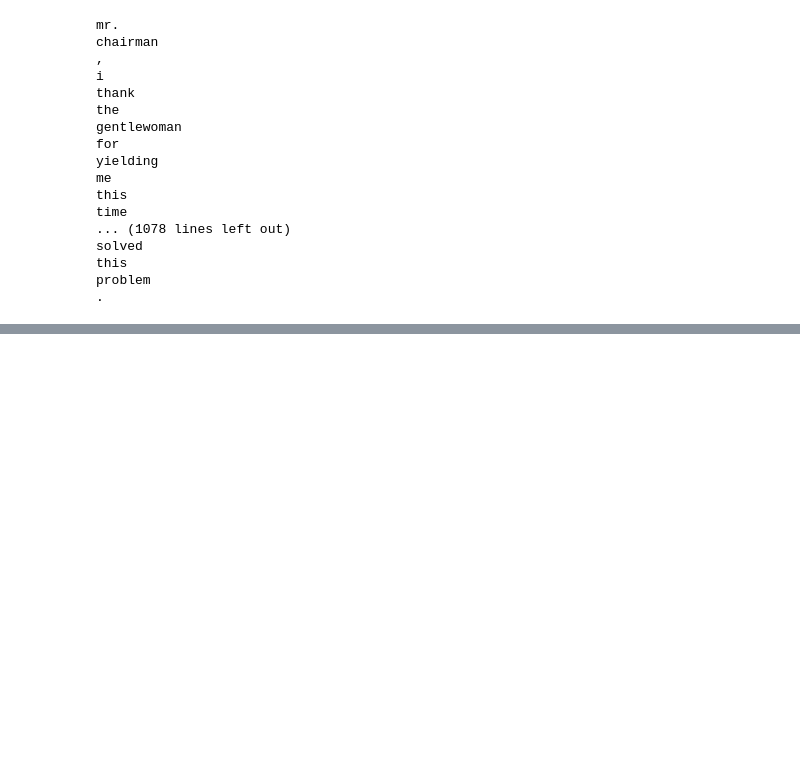
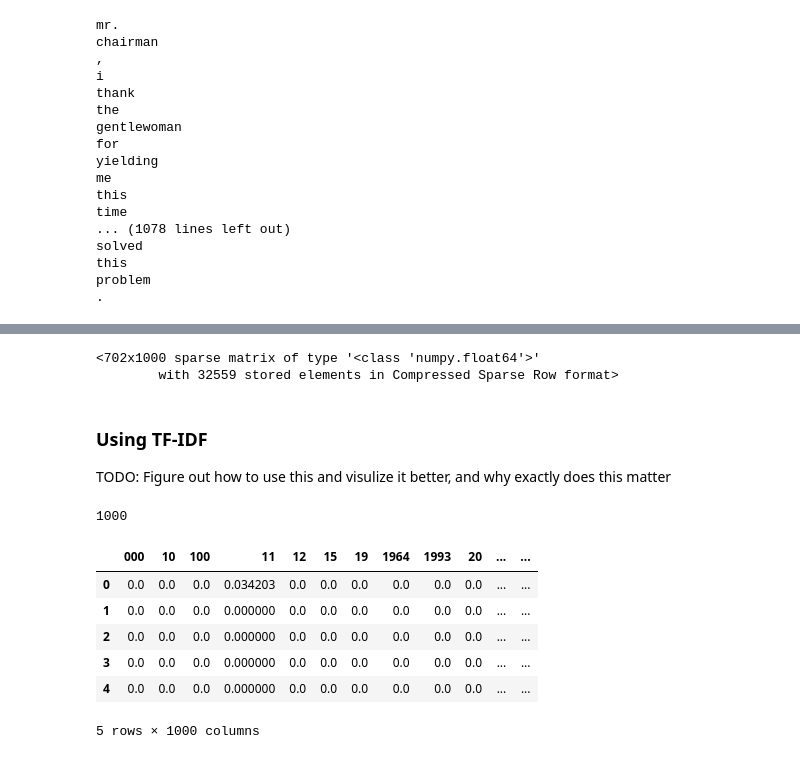
Before and after one commit to eltabre/PolitiGauge, a Jupyter notebook: notebooks/ConvoteDataExploration.ipynb, the cells around one changed output, grey strips where cells are left out. Cells and saved outputs as stored; diff of their text form; code cells hidden in the pictures; blank space fills up the shorter version.

Commit message:
Cleaned data and began to apply Data Explorations, TF-IDF matrix calculated, still need to figure out how to use this for stuff

```diff
--- a/notebooks/ConvoteDataExploration.ipynb
+++ b/notebooks/ConvoteDataExploration.ipynb
@@ -181,0 +242,13 @@ problem
+# %%
+#finding most commonwords and removing them
+commonWords = pd.Series(' '.join(df['Speech']).split()).value_counts()[:10]
+uncommonWords = pd.Series(' '.join(df['Speech']).split()).value_counts()[-10:]
+print('Common Words: ')
+print(commonWords)
+print('Uncommon Words')
+print(uncommonWords)
+commonWords = list(commonWords.index)
+uncommonWords = list(uncommonWords.index)
+df['Speech'] = df['Speech'].apply(lambda x: " ".join(x for x in x.split() if x not in commonWords))
+df['Speech'] = df['Speech'].apply(lambda x: " ".join(x for x in x.split() if x not in uncommonWords))
+df['Speech'].head()
@@ -181,0 +279,7 @@ problem
+# %%
+#lemmetizing
+from nltk.stem import WordNetLemmatizer
+lemmatizer = WordNetLemmatizer()
+data = df.copy()
+data['Speech'] = data['Speech'].apply(lambda x: " ".join([lemmatizer.lemmatize(word) for word in x.split()]))
+data.head()
@@ -181,0 +302,30 @@ problem
+# %%
+#TF-IDF
+from sklearn.feature_extraction.text import TfidfVectorizer
+tfidf = TfidfVectorizer(max_features=1000, lowercase=True, analyzer='word', stop_words= 'english',ngram_range=(1,3))
+train_vect = tfidf.fit_transform(data['Speech'])
+train_vect
+# %% [output]
+<702x1000 sparse matrix of type '<class 'numpy.float64'>'
+        with 32559 stored elements in Compressed Sparse Row format>
+# %% [markdown]
+### Using TF-IDF
+
+
+TODO: Figure out how to use this and visulize it better, and why exactly does this matter
+# %%
+features = tfidf.get_feature_names()
+print(len(features))
+# %% [output]
+1000
+# %%
+tfdf = pd.DataFrame(train_vect.toarray(), columns = features)
+tfdf.head()
+# %% [output]
+|  | 000 | 10 | 100 | 11 | 12 | 15 | 19 | 1964 | 1993 | 20 | ... | ... |
+| 0 | 0.0 | 0.0 | 0.0 | 0.034203 | 0.0 | 0.0 | 0.0 | 0.0 | 0.0 | 0.0 | ... | ... |
+| 1 | 0.0 | 0.0 | 0.0 | 0.000000 | 0.0 | 0.0 | 0.0 | 0.0 | 0.0 | 0.0 | ... | ... |
+| 2 | 0.0 | 0.0 | 0.0 | 0.000000 | 0.0 | 0.0 | 0.0 | 0.0 | 0.0 | 0.0 | ... | ... |
+| 3 | 0.0 | 0.0 | 0.0 | 0.000000 | 0.0 | 0.0 | 0.0 | 0.0 | 0.0 | 0.0 | ... | ... |
+| 4 | 0.0 | 0.0 | 0.0 | 0.000000 | 0.0 | 0.0 | 0.0 | 0.0 | 0.0 | 0.0 | ... | ... |
+5 rows × 1000 columns
```
Also changed, not shown: parts of 13 cells of this notebook.
